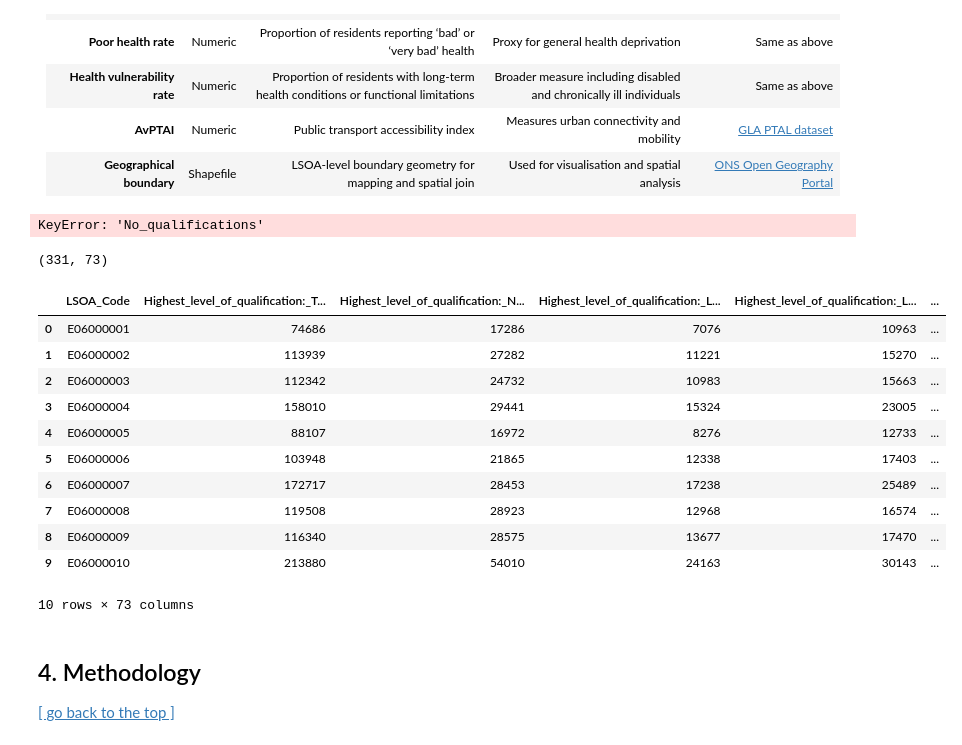
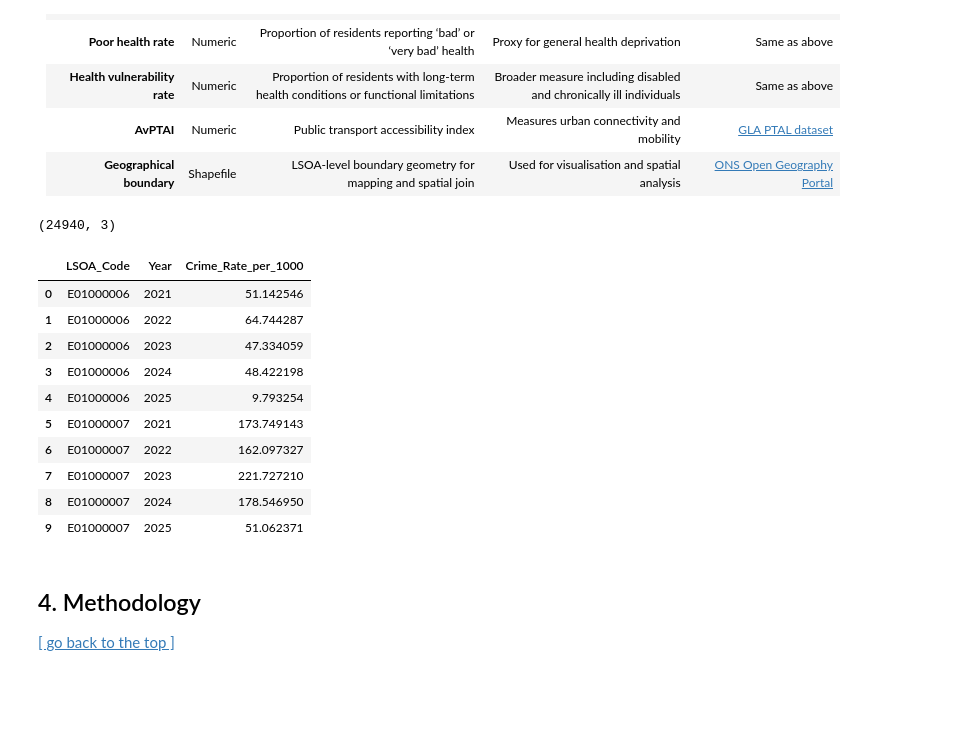
Before and after one commit to Weining5619/DSSS, a Jupyter notebook: WeiningLI_submission_CASA0006.ipynb, the cells around one changed output. Cells and saved outputs as stored; diff of their text form; code cells hidden in the pictures; blank space fills up the shorter version.

```diff
--- a/WeiningLI_submission_CASA0006.ipynb
+++ b/WeiningLI_submission_CASA0006.ipynb
@@ -213,38 +213,35 @@ df_health.drop(columns=["date", "geography"], inplace=True, errors="ignore")
 df_disability.drop(columns=["date", "geography"], inplace=True, errors="ignore")
 
 # merge all census as a combined dataframe
-df_census = pd.DataFrame()
-df_census = df_qualification.merge(df_language, on="LSOA_Code", how="left")
-df_census = df_census.merge(df_economic_active, on="LSOA_Code", how="left")
-df_census = df_census.merge(df_car, on="LSOA_Code", how="left")
-df_census = df_census.merge(df_bedrooms, on="LSOA_Code", how="left")
-df_census = df_census.merge(df_health, on="LSOA_Code", how="left")
-df_census = df_census.merge(df_disability, on="LSOA_Code", how="left")
-df_census = df_census.merge(df_PTAI, on="LSOA_Code", how="left")
+df_all = df_all.merge(df_qualification, on="LSOA_Code", how="left")
+df_all = df_all.merge(df_language, on="LSOA_Code", how="left")
+df_all = df_all.merge(df_economic_active, on="LSOA_Code", how="left")
+df_all = df_all.merge(df_car, on="LSOA_Code", how="left")
+df_all = df_all.merge(df_bedrooms, on="LSOA_Code", how="left")
+df_all = df_all.merge(df_health, on="LSOA_Code", how="left")
+df_all = df_all.merge(df_disability, on="LSOA_Code", how="left")
+df_all = df_all.merge(df_PTAI, on="LSOA_Code", how="left")
 # %%
-df_qualification["Low_Education_Rate"] = (df_qualification["Highest_level_of_qualification:_No_qualifications"] + df_qualification["Highest_level_of_qualification:_Level_1_and_entry_level_qualifications"] + df_qualification["Highest_level_of_qualification:_Level_2_qualifications"])/ df_qualification["Highest_level_of_qualification:_Total:_All_usual_residents_aged_16_years_and_over"]
+#df_qualification["Low_Education_Rate"] = (df_qualification["Highest_level_of_qualification:_No_qualifications"] + df_qualification["Highest_level_of_qualification:_Level_1_and_entry_level_qualifications"] + df_qualification["Highest_level_of_qualification:_Level_2_qualifications"])/ df_qualification["Highest_level_of_qualification:_Total:_All_usual_residents_aged_16_years_and_over"]
-# %% [output]
-KeyError: 'No_qualifications'
 # %%
-df_census.shape
+df_all.shape
 # %% [output]
-(331, 73)
+(24940, 3)
 # %%
 
-df_census.head(10)
+df_all.head(10)
 # %% [output]
-|  | LSOA_Code | Highest_level_of_qualification:_T... | Highest_level_of_qualification:_N... | Highest_level_of_qualification:_L... | Highest_level_of_qualification:_L... | ... |
-| 0 | E06000001 | 74686 | 17286 | 7076 | 10963 | ... |
-| 1 | E06000002 | 113939 | 27282 | 11221 | 15270 | ... |
-| 2 | E06000003 | 112342 | 24732 | 10983 | 15663 | ... |
-| 3 | E06000004 | 158010 | 29441 | 15324 | 23005 | ... |
-| 4 | E06000005 | 88107 | 16972 | 8276 | 12733 | ... |
-| 5 | E06000006 | 103948 | 21865 | 12338 | 17403 | ... |
-| 6 | E06000007 | 172717 | 28453 | 17238 | 25489 | ... |
-| 7 | E06000008 | 119508 | 28923 | 12968 | 16574 | ... |
-| 8 | E06000009 | 116340 | 28575 | 13677 | 17470 | ... |
-| 9 | E06000010 | 213880 | 54010 | 24163 | 30143 | ... |
+|  | LSOA_Code | Year | Crime_Rate_per_1000 |
+| 0 | E01000006 | 2021 | 51.142546 |
+| 1 | E01000006 | 2022 | 64.744287 |
+| 2 | E01000006 | 2023 | 47.334059 |
+| 3 | E01000006 | 2024 | 48.422198 |
+| 4 | E01000006 | 2025 | 9.793254 |
+| 5 | E01000007 | 2021 | 173.749143 |
+| 6 | E01000007 | 2022 | 162.097327 |
+| 7 | E01000007 | 2023 | 221.727210 |
+| 8 | E01000007 | 2024 | 178.546950 |
+| 9 | E01000007 | 2025 | 51.062371 |
-10 rows × 73 columns
 # %%
 Low_Education_Rate
 Non_English_Household_Rate
```
Also changed, not shown: parts of 1 cell of this notebook, 1 other file.
